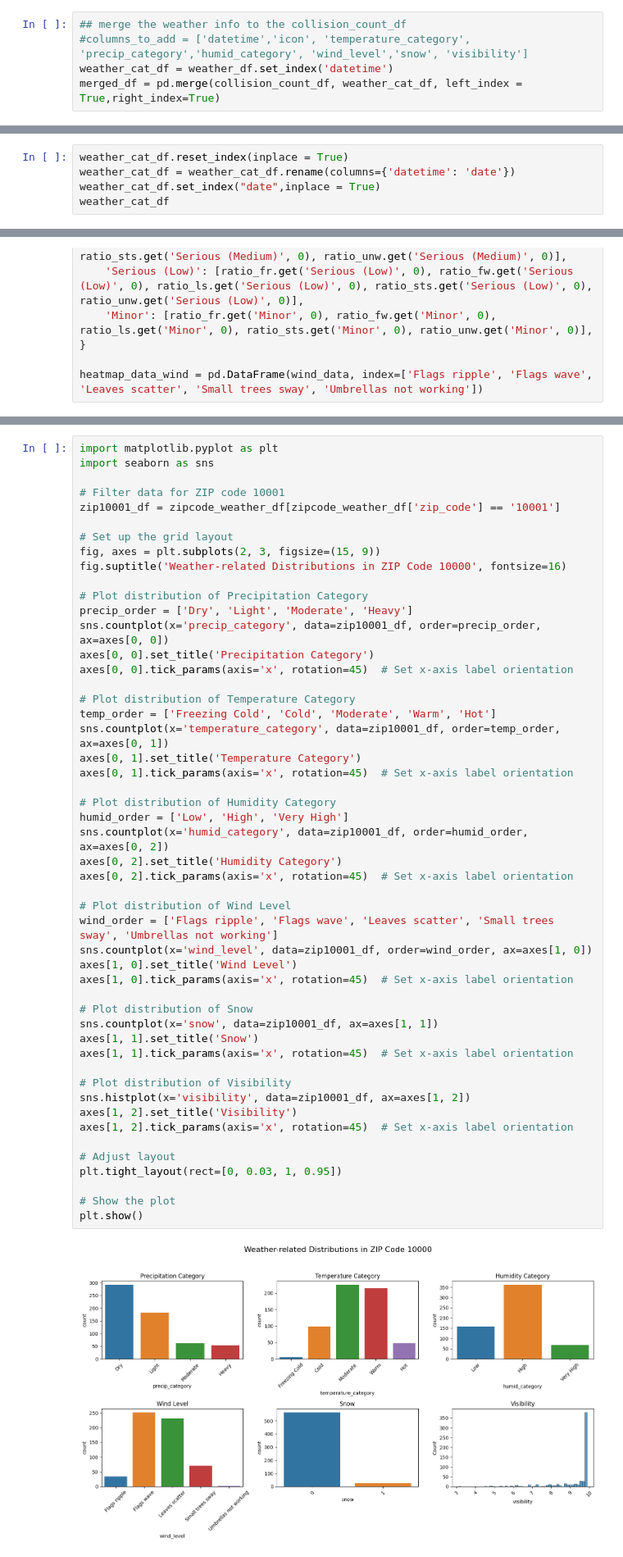
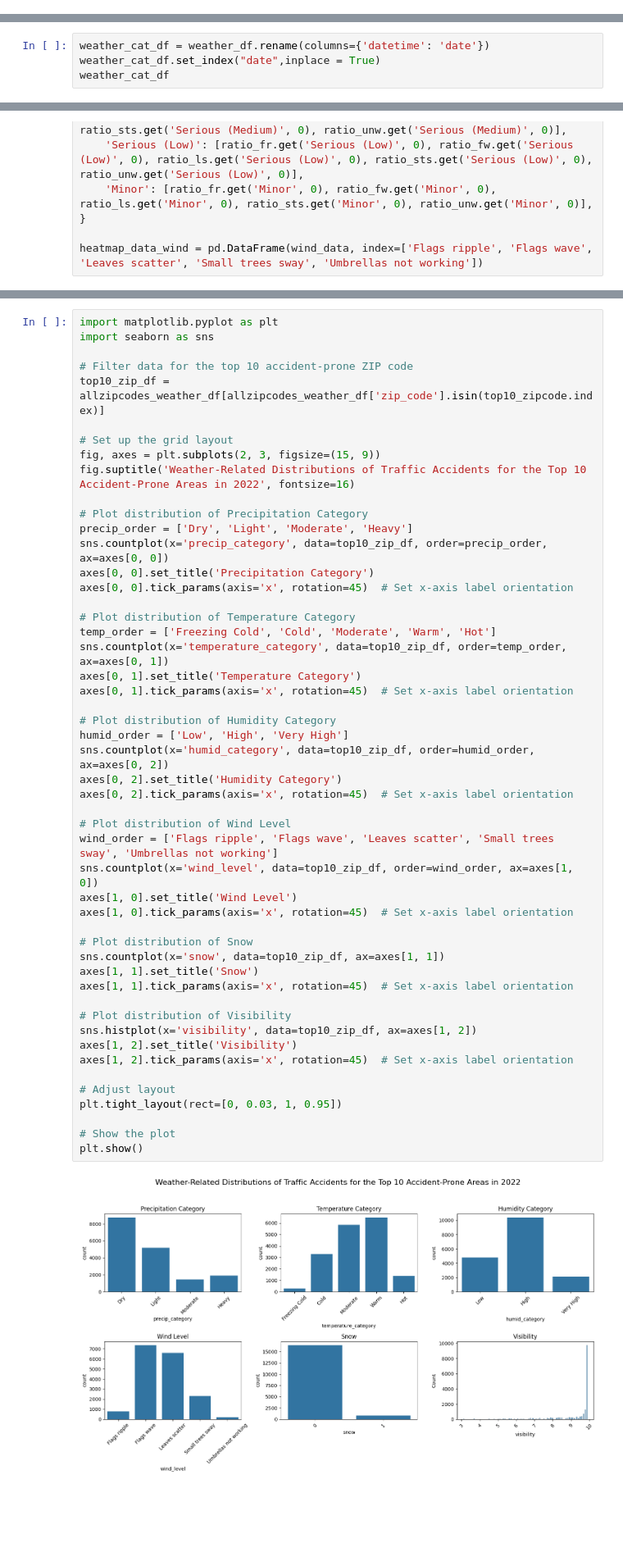
Before and after one commit to ReiannaLiu/MotorVehicleCollision, a Jupyter notebook: data_cleaning_process/weather_collision_EDA.ipynb, the cells around one changed output, grey strips where cells are left out. Shown at 82% size. Cells and saved outputs as stored; diff of their text form; blank space fills up the shorter version.

```diff
--- a/data_cleaning_process/weather_collision_EDA.ipynb
+++ b/data_cleaning_process/weather_collision_EDA.ipynb
@@ -132,19 +132,13 @@ collision_count_df
 | 2022-12-30 | 133 | 1 | 25 | 0 | ... |
 | 2022-12-31 | 145 | 2 | 38 | 2 | ... |
 365 rows × 11 columns
-# %%
-## merge the weather info to the collision_count_df
-#columns_to_add = ['datetime','icon', 'temperature_category', 'precip_category','humid_category', 'wind_level','snow', 'visibility']
-weather_cat_df = weather_df.set_index('datetime')
-merged_df = pd.merge(collision_count_df, weather_cat_df, left_index = True,right_index=True)
 # %%
 ## create a new index so that we can include the everyday weather info for each zip code
 collision_df['zip_code'] = collision_df['zip_code'].astype(str)
 collision_df["row_id"] = collision_df['zip_code'] + '_'+ collision_df["date"].astype(str)
 collision_df1 = collision_df.set_index('row_id')
 # %%
-weather_cat_df.reset_index(inplace = True)
-weather_cat_df = weather_cat_df.rename(columns={'datetime': 'date'})
+weather_cat_df = weather_df.rename(columns={'datetime': 'date'})
 weather_cat_df.set_index("date",inplace = True)
 weather_cat_df
 # %% [output]
@@ -619,51 +567,51 @@ plt.show()
 import matplotlib.pyplot as plt
 import seaborn as sns
 
-# Filter data for ZIP code 10001
-zip10001_df = zipcode_weather_df[zipcode_weather_df['zip_code'] == '10001']
+# Filter data for the top 10 accident-prone ZIP code
+top10_zip_df = allzipcodes_weather_df[allzipcodes_weather_df['zip_code'].isin(top10_zipcode.index)]
 
 # Set up the grid layout
 fig, axes = plt.subplots(2, 3, figsize=(15, 9))
-fig.suptitle('Weather-related Distributions in ZIP Code 10000', fontsize=16)
+fig.suptitle('Weather-Related Distributions of Traffic Accidents for the Top 10 Accident-Prone Areas in 2022', fontsize=16)
 
 # Plot distribution of Precipitation Category
 precip_order = ['Dry', 'Light', 'Moderate', 'Heavy']
-sns.countplot(x='precip_category', data=zip10001_df, order=precip_order, ax=axes[0, 0])
+sns.countplot(x='precip_category', data=top10_zip_df, order=precip_order, ax=axes[0, 0])
 axes[0, 0].set_title('Precipitation Category')
 axes[0, 0].tick_params(axis='x', rotation=45)  # Set x-axis label orientation
 
 # Plot distribution of Temperature Category
 temp_order = ['Freezing Cold', 'Cold', 'Moderate', 'Warm', 'Hot']
-sns.countplot(x='temperature_category', data=zip10001_df, order=temp_order, ax=axes[0, 1])
+sns.countplot(x='temperature_category', data=top10_zip_df, order=temp_order, ax=axes[0, 1])
 axes[0, 1].set_title('Temperature Category')
 axes[0, 1].tick_params(axis='x', rotation=45)  # Set x-axis label orientation
 
 # Plot distribution of Humidity Category
 humid_order = ['Low', 'High', 'Very High']
-sns.countplot(x='humid_category', data=zip10001_df, order=humid_order, ax=axes[0, 2])
+sns.countplot(x='humid_category', data=top10_zip_df, order=humid_order, ax=axes[0, 2])
 axes[0, 2].set_title('Humidity Category')
 axes[0, 2].tick_params(axis='x', rotation=45)  # Set x-axis label orientation
 
 # Plot distribution of Wind Level
 wind_order = ['Flags ripple', 'Flags wave', 'Leaves scatter', 'Small trees sway', 'Umbrellas not working']
-sns.countplot(x='wind_level', data=zip10001_df, order=wind_order, ax=axes[1, 0])
+sns.countplot(x='wind_level', data=top10_zip_df, order=wind_order, ax=axes[1, 0])
 axes[1, 0].set_title('Wind Level')
 axes[1, 0].tick_params(axis='x', rotation=45)  # Set x-axis label orientation
 
 # Plot distribution of Snow
-sns.countplot(x='snow', data=zip10001_df, ax=axes[1, 1])
+sns.countplot(x='snow', data=top10_zip_df, ax=axes[1, 1])
 axes[1, 1].set_title('Snow')
 axes[1, 1].tick_params(axis='x', rotation=45)  # Set x-axis label orientation
 
 # Plot distribution of Visibility
-sns.histplot(x='visibility', data=zip10001_df, ax=axes[1, 2])
+sns.histplot(x='visibility', data=top10_zip_df, ax=axes[1, 2])
 axes[1, 2].set_title('Visibility')
 axes[1, 2].tick_params(axis='x', rotation=45)  # Set x-axis label orientation
 
 # Adjust layout
 plt.tight_layout(rect=[0, 0.03, 1, 0.95])
 
 # Show the plot
 plt.show()
 # %% [output]
-[figure, old version]
+[figure, new version]
```
Also changed, not shown: parts of 31 cells of this notebook, 2 other files.
